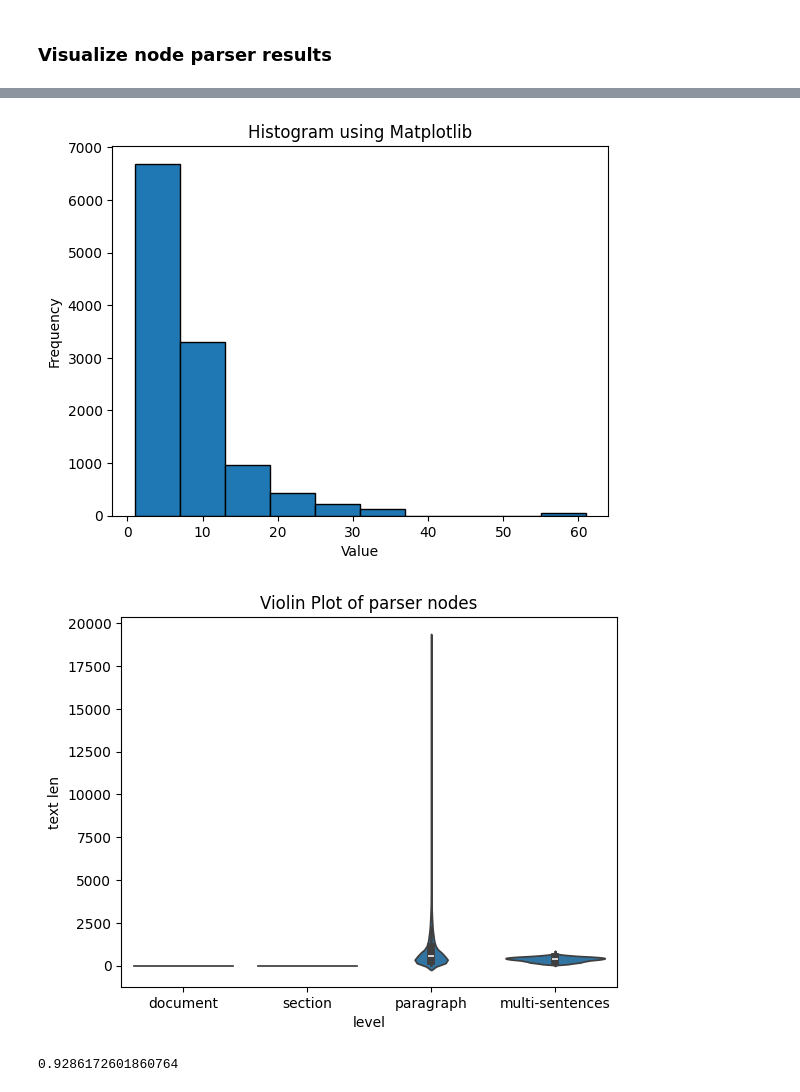
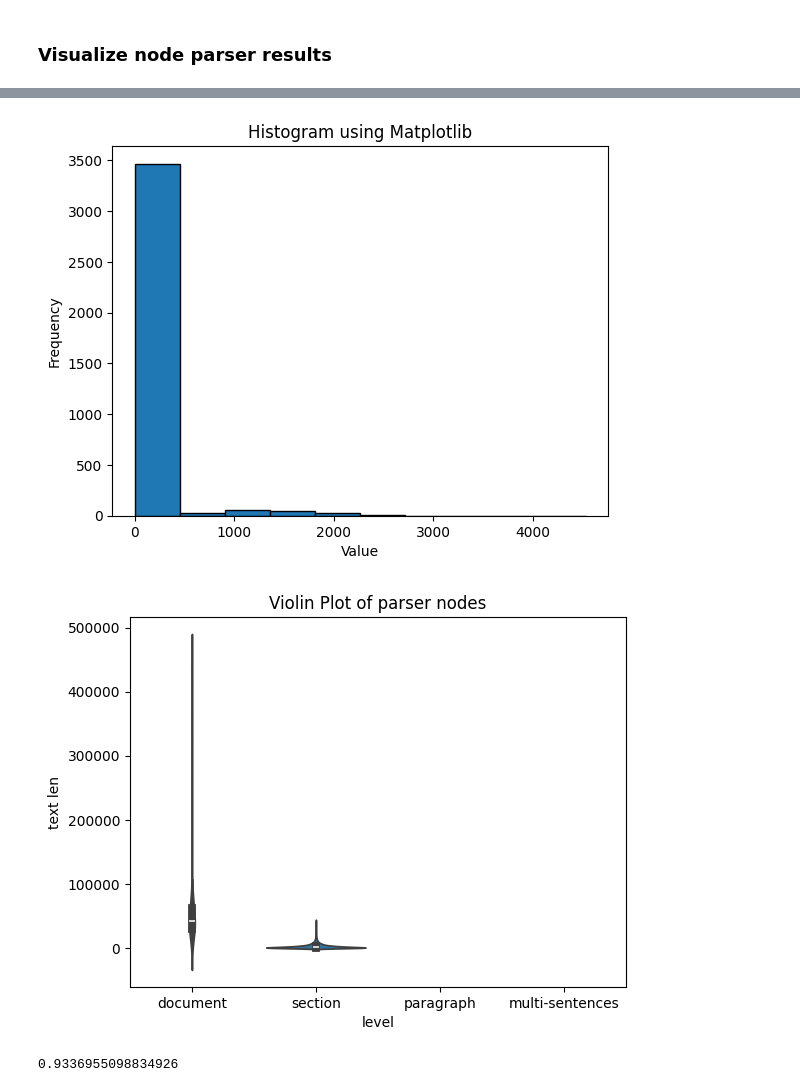
Before and after one commit to zz9tf/Fine-Tuned-GPT-2-with-articles-ground-truth, a Jupyter notebook: code/llamaIndex/basic/test.ipynb, the cells around one changed output, grey strips where cells are left out. Cells and saved outputs as stored; diff of their text form; code cells hidden in the pictures.

```diff
--- a/code/llamaIndex/basic/test.ipynb
+++ b/code/llamaIndex/basic/test.ipynb
@@ -415,17 +415,22 @@ def load_nodes_jsonl(file_path: str) -> List[TextNode]:
 
     return nodes
 # %%
-file_path = '/home/zhengzheng/scratch0/projects/Fine-Tuned-GPT-2-with-articles-ground-truth/code/llamaIndex/.cache/pid-20.jsonl'
+file_path = '/home/zhengzheng/scratch0/projects/Fine-Tuned-GPT-2-with-articles-ground-truth/code/llamaIndex/.save/gpt-4o-batch-all-p_2_parser_ManuallyHierarchicalNodeParser_8165_gpu_V100_nodeNum_200_pid_1.jsonl'
 nodes = load_nodes_jsonl(file_path)
 # %%
 import pandas as pd
+import numpy as np
+ids = []
 levels = []
 texts = []
 text_lens = []
 parent_ids = []
-
+id2nodes = {}
 parent_id_counts = {}
+parent_id_sum_len = {}
 for node in nodes:
+    id2nodes[node.id_] = node
+    ids.append(node.id_)
     level = node.metadata['level']
     parent_id = node.ref_doc_id
     text = node.get_content()
@@ -438,10 +443,27 @@ for node in nodes:
     if parent_id not in parent_id_counts:
         parent_id_counts[parent_id] = 0
     parent_id_counts[parent_id] += 1
+
+    if parent_id not in parent_id_sum_len:
+        parent_id_sum_len[parent_id] = 0
+    if level in ['paragraph', 'multi-sentences']:
+        parent_id_sum_len[parent_id] += len(text)
+    else:
+        parent_id_sum_len[parent_id] += len(node.metadata['original_content'])
 df = pd.DataFrame({
+    'id': ids,
     'level': levels,
     'text': texts,
     'text_len': text_lens,
     'parent_id': parent_ids
 })
 df['parent_id_num'] = df['parent_id'].map(parent_id_counts)
+
+df['diff_text_len_sum_children_len'] = np.nan
+for idx, row in df.iterrows():
+    if row['id'] in parent_id_sum_len:
+        node = id2nodes[row['id']]
+        if node.metadata['level'] in ['document', 'section']:
+            df.at[idx, 'diff_text_len_sum_children_len'] = len(node.metadata['original_content']) - parent_id_sum_len[row['id']]
+        elif node.metadata['level'] == ['paragraph']:
+            df.at[idx, 'diff_text_len_sum_children_len'] = len(node.text) - parent_id_sum_len[row['id']]
@@ -464,24 +494,27 @@ df
 # %%
 import matplotlib.pyplot as plt
 
+
+df_filtered = df[~df['diff_text_len_sum_children_len'].isna()]
 # 绘制直方图
-plt.hist(df[df['level'] == 'paragraph']['parent_id_num'], bins=10, edgecolor='black')
+# plt.hist(df[df['level'] == 'paragraph']['parent_id_num'], bins=10, edgecolor='black')
+plt.hist(df_filtered['diff_text_len_sum_children_len'], bins=10, edgecolor='black')
 
 # 添加标题和标签
 plt.title('Histogram using Matplotlib')
 plt.xlabel('Value')
 plt.ylabel('Frequency')
 
 # 显示图形
 plt.show()
 # %% [output]
-[figure, old version]
+[figure, new version]
 # %%
 import seaborn as sns
 import matplotlib.pyplot as plt
 
 # Create a violin plot
-sns.violinplot(x='level', y='text_len', data=df)
+sns.violinplot(x='level', y='diff_text_len_sum_children_len', data=df[df['text_len'] < 1000])
 
 # Add titles and labels
 plt.title('Violin Plot of parser nodes')
@@ -491,8 +524,8 @@ plt.ylabel('text len')
 # Show the plot
 plt.show()
 # %% [output]
-[figure, old version]
+[figure, new version]
 # %%
 len(df[df['text_len']<1000])/len(df)
 # %% [output]
-0.9286172601860764
+0.9336955098834926
```
Also changed, not shown: parts of 3 cells of this notebook, 2 other files.
